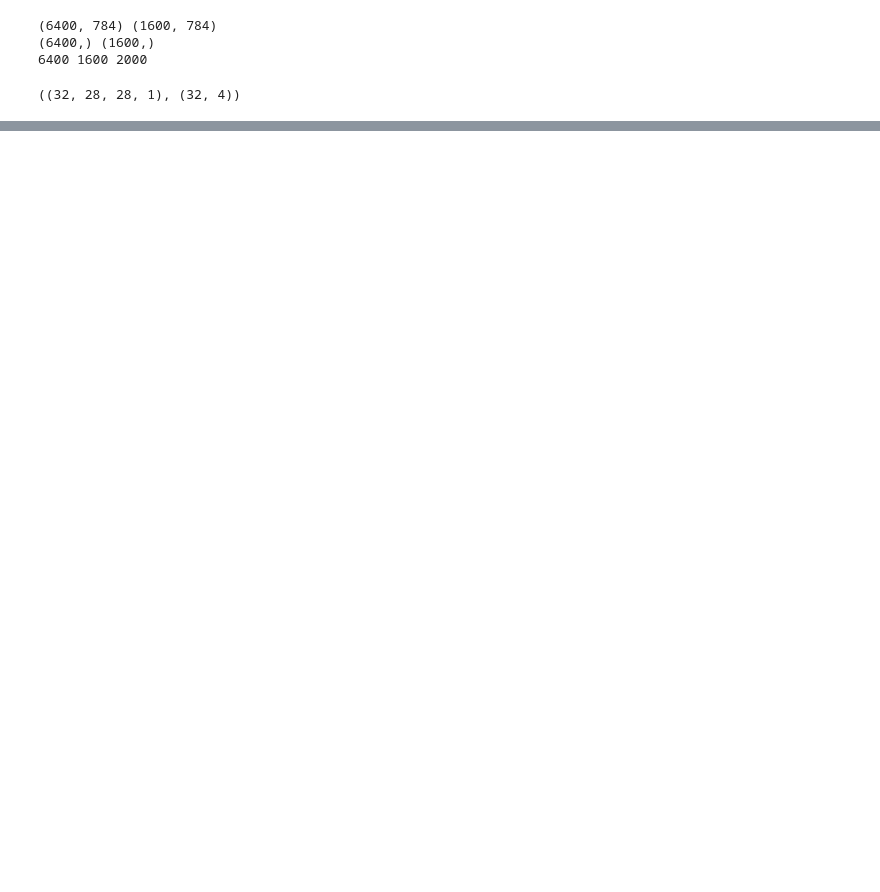
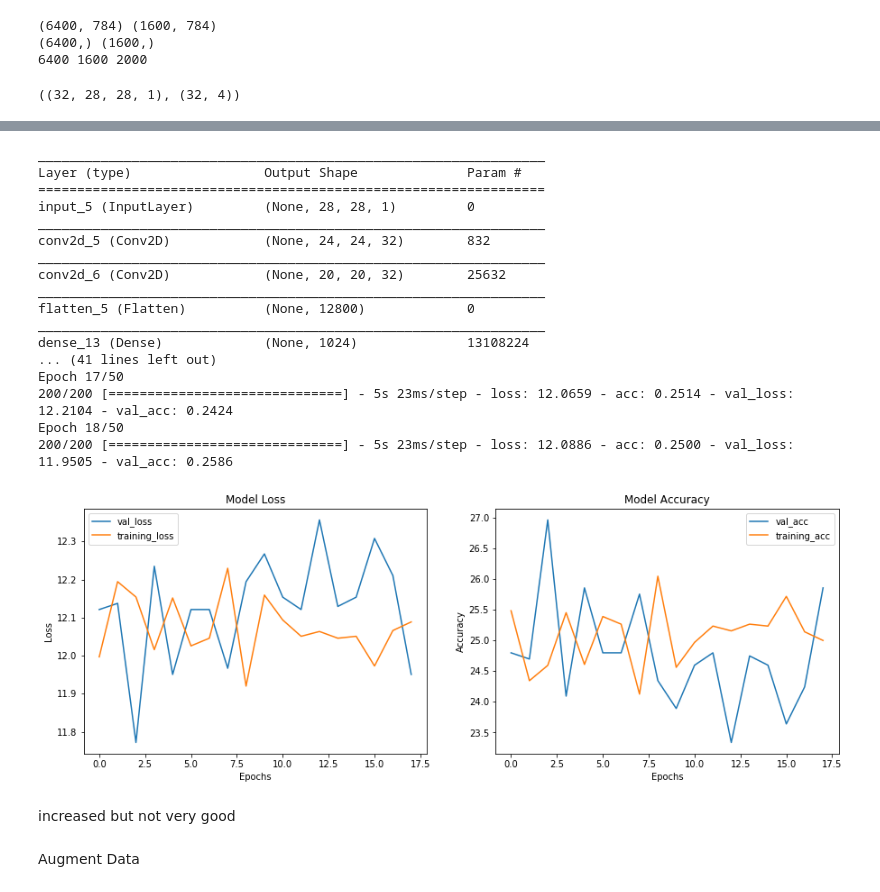
Before and after one commit to Prateekj2903/Midas-IIITD, a Jupyter notebook: CV_Problem/CV_TASK.ipynb, the cells around one changed output, grey strips where cells are left out. Drawn from its saved outputs; the diff is of its cells as text; code cells hidden in the pictures; blank space fills up the shorter version.

```diff
--- a/CV_Problem/CV_TASK.ipynb
+++ b/CV_Problem/CV_TASK.ipynb
@@ -193,0 +296,26 @@ Epoch 10/10
+# %%
+train = Training(print_summary=True, plot_graph=True)
+train.run()
+# %% [output]
+_________________________________________________________________
+Layer (type)                 Output Shape              Param #
+=================================================================
+input_5 (InputLayer)         (None, 28, 28, 1)         0
+_________________________________________________________________
+conv2d_5 (Conv2D)            (None, 24, 24, 32)        832
+_________________________________________________________________
+conv2d_6 (Conv2D)            (None, 20, 20, 32)        25632
+_________________________________________________________________
+flatten_5 (Flatten)          (None, 12800)             0
+_________________________________________________________________
+dense_13 (Dense)             (None, 1024)              13108224
+... (41 lines left out)
+Epoch 17/50
+200/200 [==============================] - 5s 23ms/step - loss: 12.0659 - acc: 0.2514 - val_loss: 12.2104 - val_acc: 0.2424
+Epoch 18/50
+200/200 [==============================] - 5s 23ms/step - loss: 12.0886 - acc: 0.2500 - val_loss: 11.9505 - val_acc: 0.2586
+[figure, added]
+# %% [markdown]
+increased but not very good
+# %% [markdown]
+Augment Data
```
Also changed, not shown: parts of 13 cells of this notebook.
